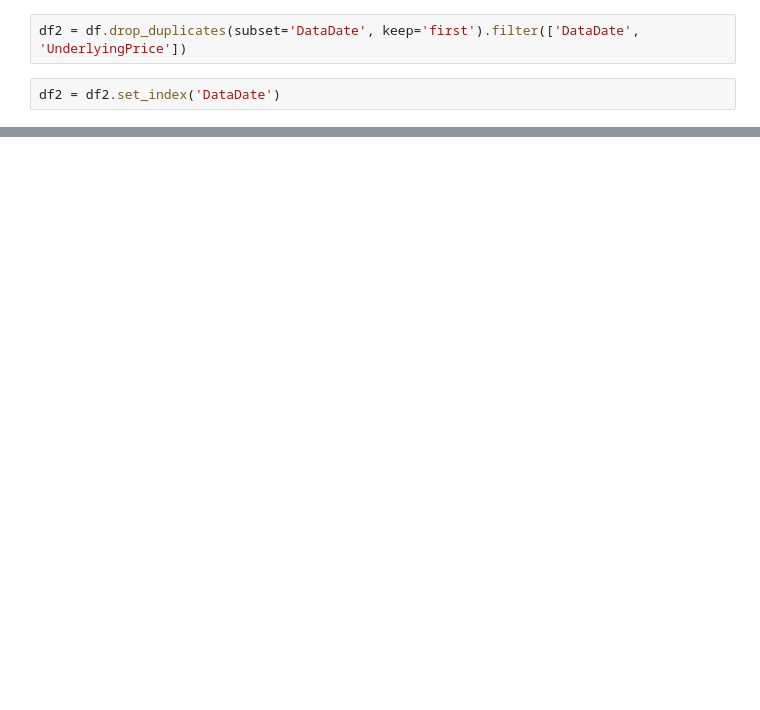
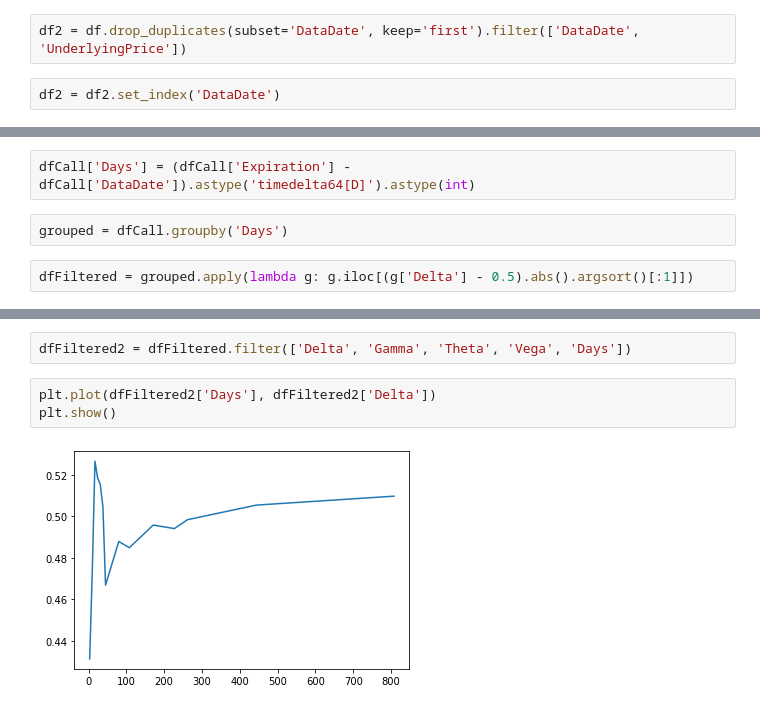
Before and after one commit to su23/WquProfitingFromTimeDecayAnalysis, a Jupyter notebook: analysis2.ipynb, the cells around one changed output, grey strips where cells are left out. Cells and saved outputs as stored; diff of their text form; blank space fills up the shorter version.

```diff
--- a/analysis2.ipynb
+++ b/analysis2.ipynb
@@ -42,0 +47,6 @@ plt.show()
+# %%
+dfCall['Days'] = (dfCall['Expiration'] - dfCall['DataDate']).astype('timedelta64[D]').astype(int)
+# %%
+grouped = dfCall.groupby('Days')
+# %%
+dfFiltered = grouped.apply(lambda g: g.iloc[(g['Delta'] - 0.5).abs().argsort()[:1]])
@@ -42,0 +90,7 @@ plt.show()
+# %%
+dfFiltered2 = dfFiltered.filter(['Delta', 'Gamma', 'Theta', 'Vega', 'Days'])
+# %%
+plt.plot(dfFiltered2['Days'], dfFiltered2['Delta'])
+plt.show()
+# %% [output]
+[figure, added]
```
Also changed, not shown: parts of 13 cells of this notebook, 3 other files.
